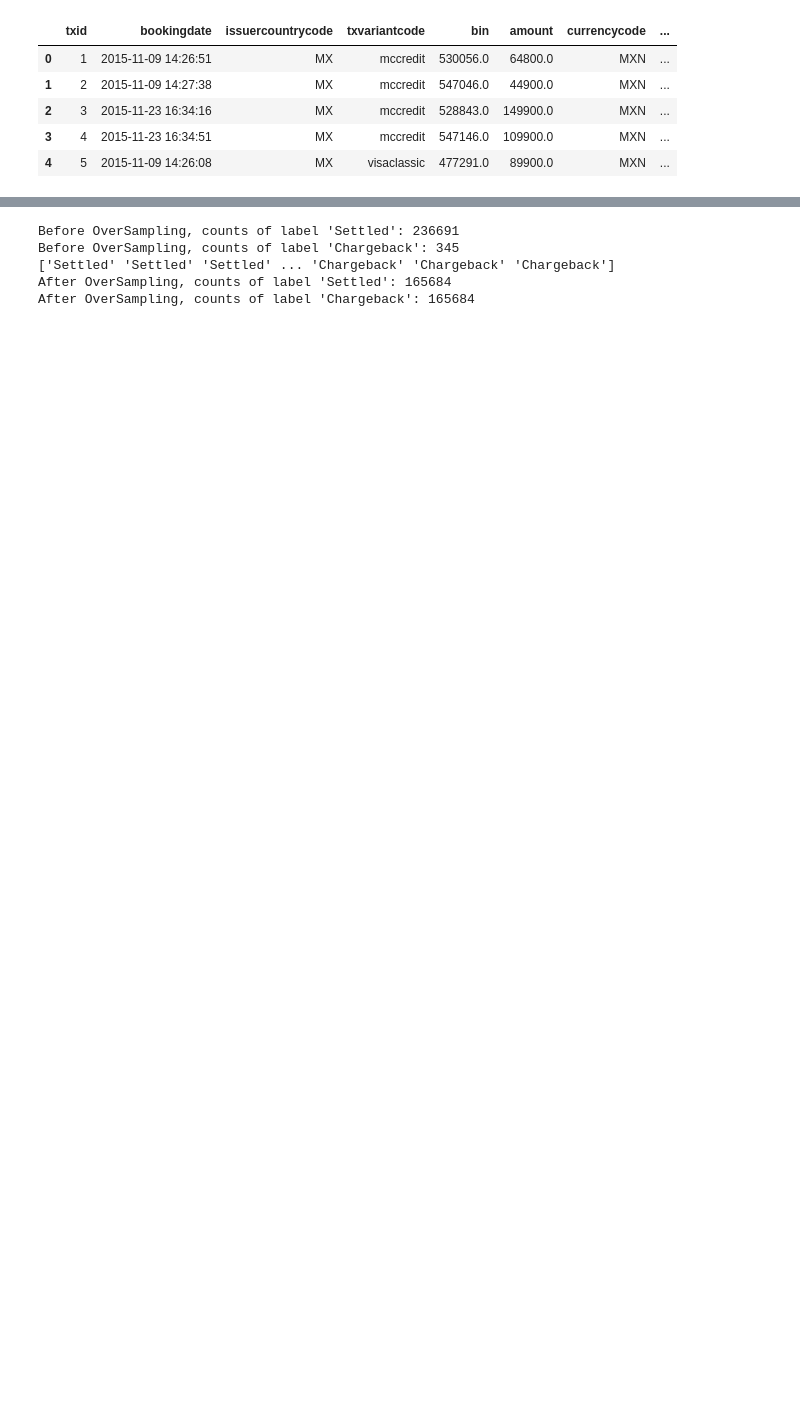
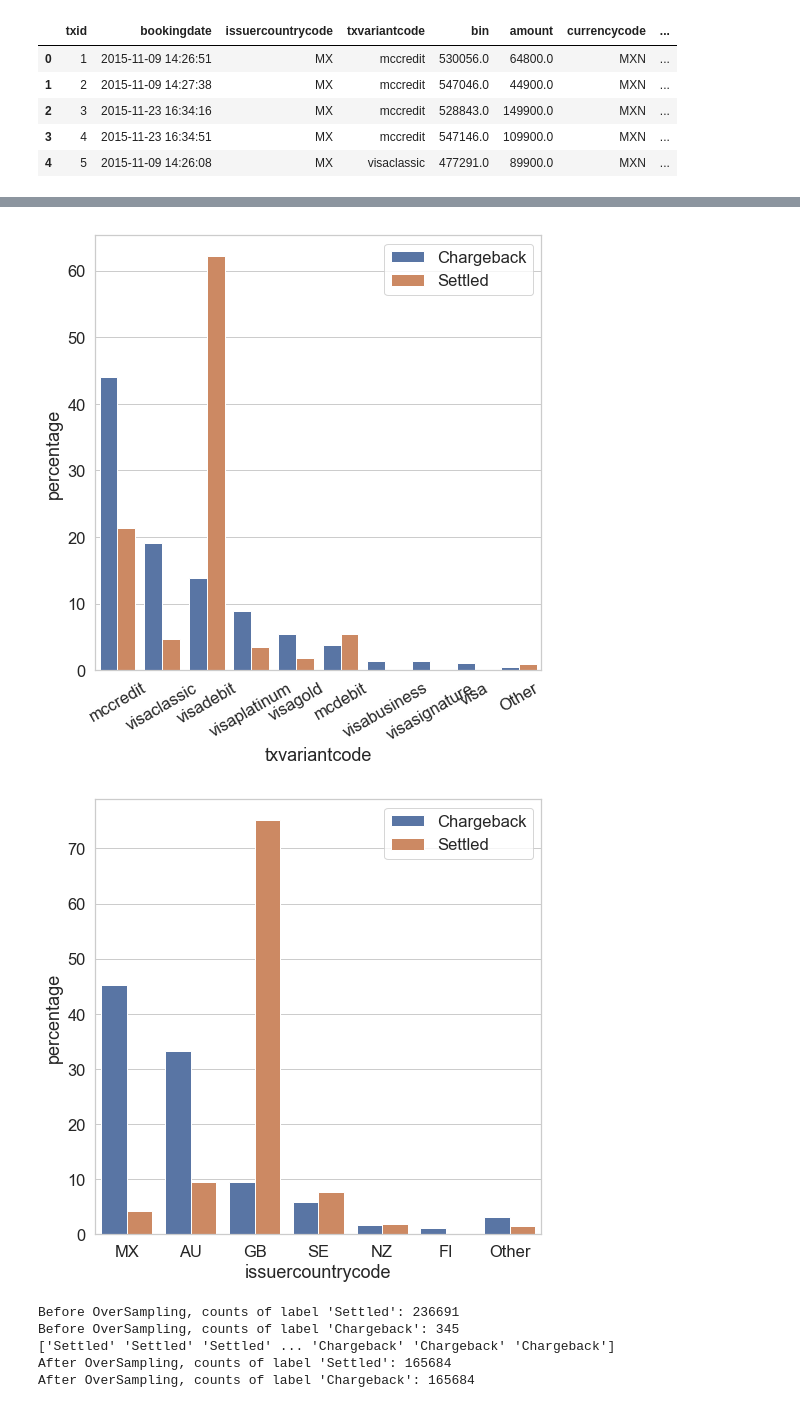
Before and after one commit to kwendel/cyber-data-analytics, a Jupyter notebook: creditcard-fraud/notebooks/Plot.ipynb, the cells around one changed output, grey strips where cells are left out. Saved outputs shown, nothing was run; the diff lists cells and outputs as text; code cells hidden in the pictures; blank space fills up the shorter version.

```diff
--- a/creditcard-fraud/notebooks/Plot.ipynb
+++ b/creditcard-fraud/notebooks/Plot.ipynb
@@ -47,3 +44,9 @@ Name: simple_journal, dtype: int64
+# %%
+plot.bar(df, 'txvariantcode')
+plot.bar(df, 'issuercountrycode')
+# %% [output]
+[figure, added]
+[figure, added]
 # %%
 df = preprocess.parse_data(input_path)
 value_counts = df.simple_journal.value_counts()
```
Also changed, not shown: parts of 6 cells of this notebook, 10 other files.
